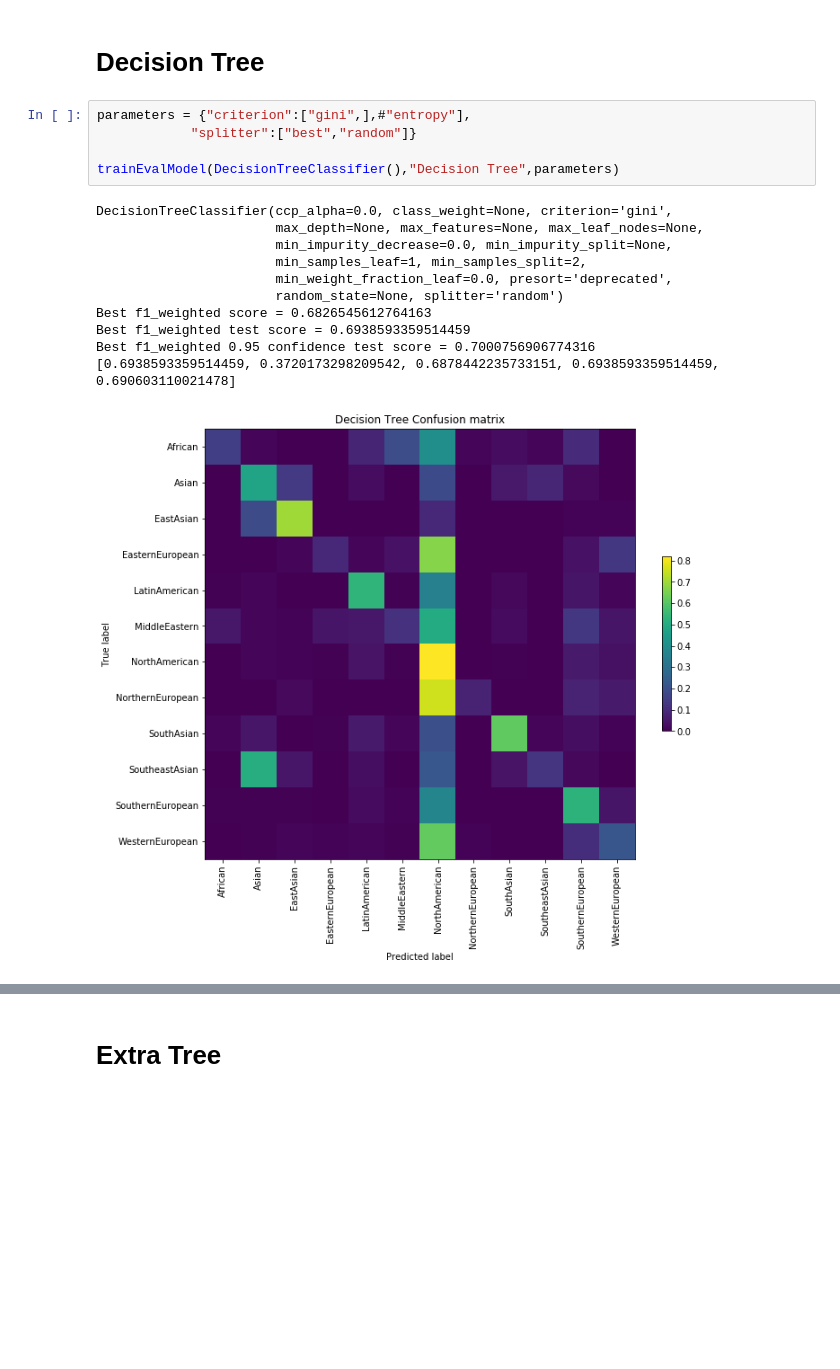
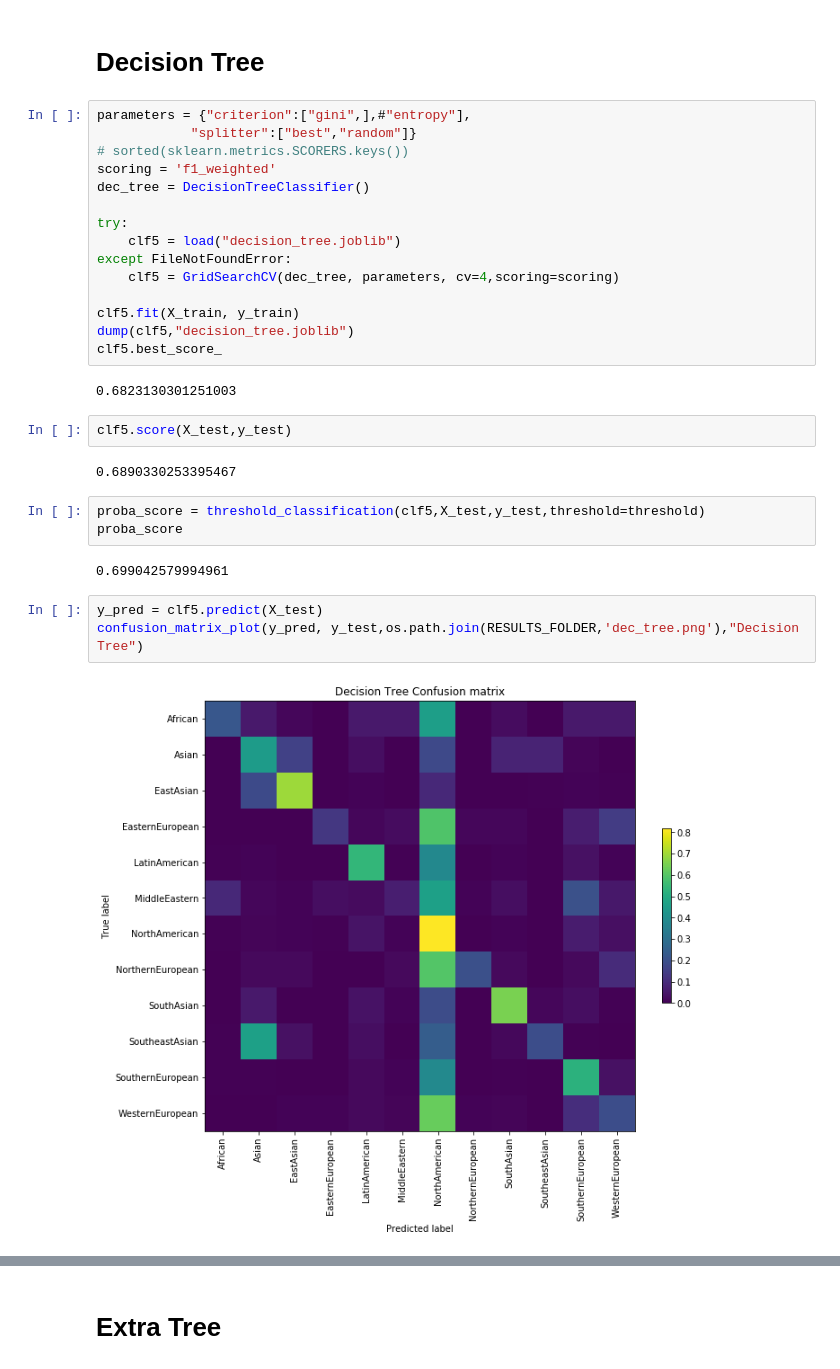
Before and after one commit to catherning/food_recipe_gen, a Jupyter notebook: cuisine_classification/ML_classification.ipynb, the cells around one changed output, grey strips where cells are left out. Drawn from its saved outputs; the diff is of its cells as text; blank space fills up the shorter version.

```diff
--- a/cuisine_classification/ML_classification.ipynb
+++ b/cuisine_classification/ML_classification.ipynb
@@ -252,19 +349,33 @@ Best f1_weighted 0.95 confidence test score = 0.9036564132327336
 # %% [markdown]
 # Decision Tree
-# %%
-parameters = {"criterion":["gini",],#"entropy"],
-            "splitter":["best","random"]}
-
-trainEvalModel(DecisionTreeClassifier(),"Decision Tree",parameters)
-# %% [output]
-DecisionTreeClassifier(ccp_alpha=0.0, class_weight=None, criterion='gini',
-                       max_depth=None, max_features=None, max_leaf_nodes=None,
-                       min_impurity_decrease=0.0, min_impurity_split=None,
-                       min_samples_leaf=1, min_samples_split=2,
-                       min_weight_fraction_leaf=0.0, presort='deprecated',
-                       random_state=None, splitter='random')
-Best f1_weighted score = 0.6826545612764163
-Best f1_weighted test score = 0.6938593359514459
-Best f1_weighted 0.95 confidence test score = 0.7000756906774316
-[0.6938593359514459, 0.3720173298209542, 0.6878442235733151, 0.6938593359514459, 0.690603110021478]
-[figure, removed]
+# %%
+parameters = {"criterion":["gini",],#"entropy"],
+            "splitter":["best","random"]}
+# sorted(sklearn.metrics.SCORERS.keys())
+scoring = 'f1_weighted'
+dec_tree = DecisionTreeClassifier()
+
+try:
+    clf5 = load("decision_tree.joblib")
+except FileNotFoundError:
+    clf5 = GridSearchCV(dec_tree, parameters, cv=4,scoring=scoring)
+
+clf5.fit(X_train, y_train)
+dump(clf5,"decision_tree.joblib")
+clf5.best_score_
+# %% [output]
+0.6823130301251003
+# %%
+clf5.score(X_test,y_test)
+# %% [output]
+0.6890330253395467
+# %%
+proba_score = threshold_classification(clf5,X_test,y_test,threshold=threshold)
+proba_score
+# %% [output]
+0.699042579994961
+# %%
+y_pred = clf5.predict(X_test)
+confusion_matrix_plot(y_pred, y_test,os.path.join(RESULTS_FOLDER,'dec_tree.png'),"Decision Tree")
+# %% [output]
+[figure, added]
```
Also changed, not shown: parts of 62 cells of this notebook, 8 other files.
